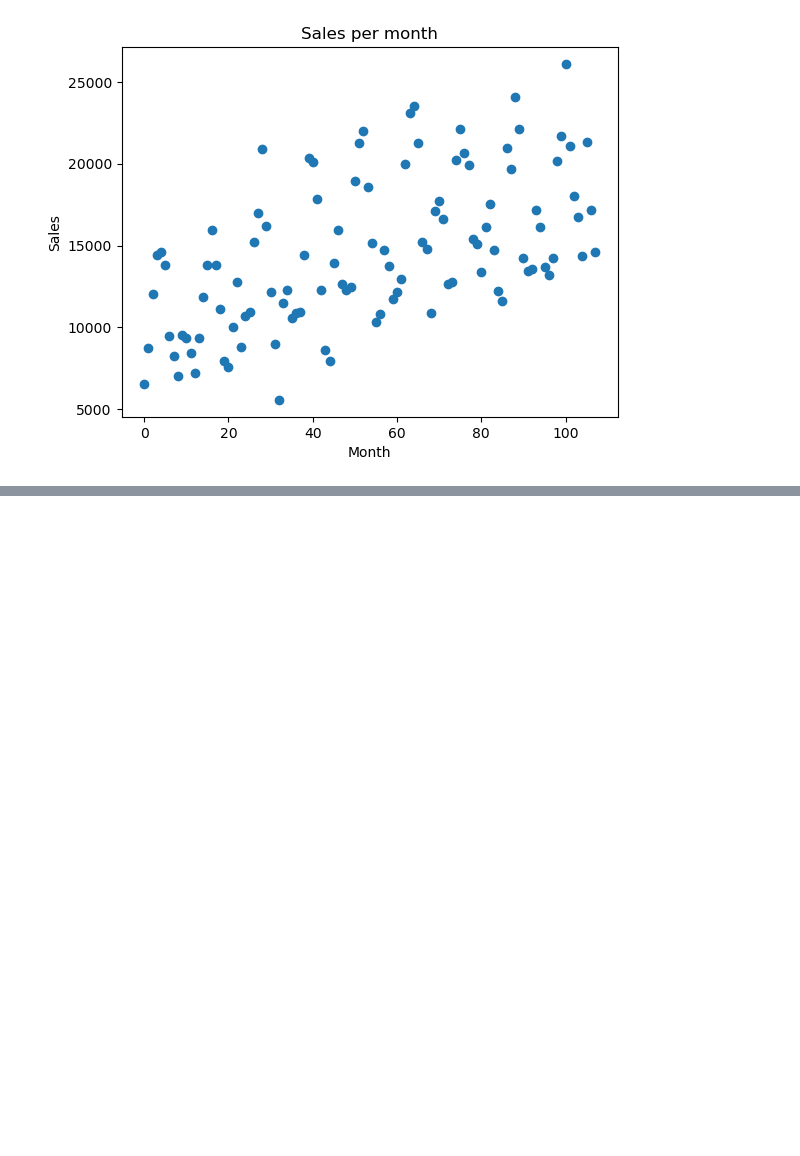
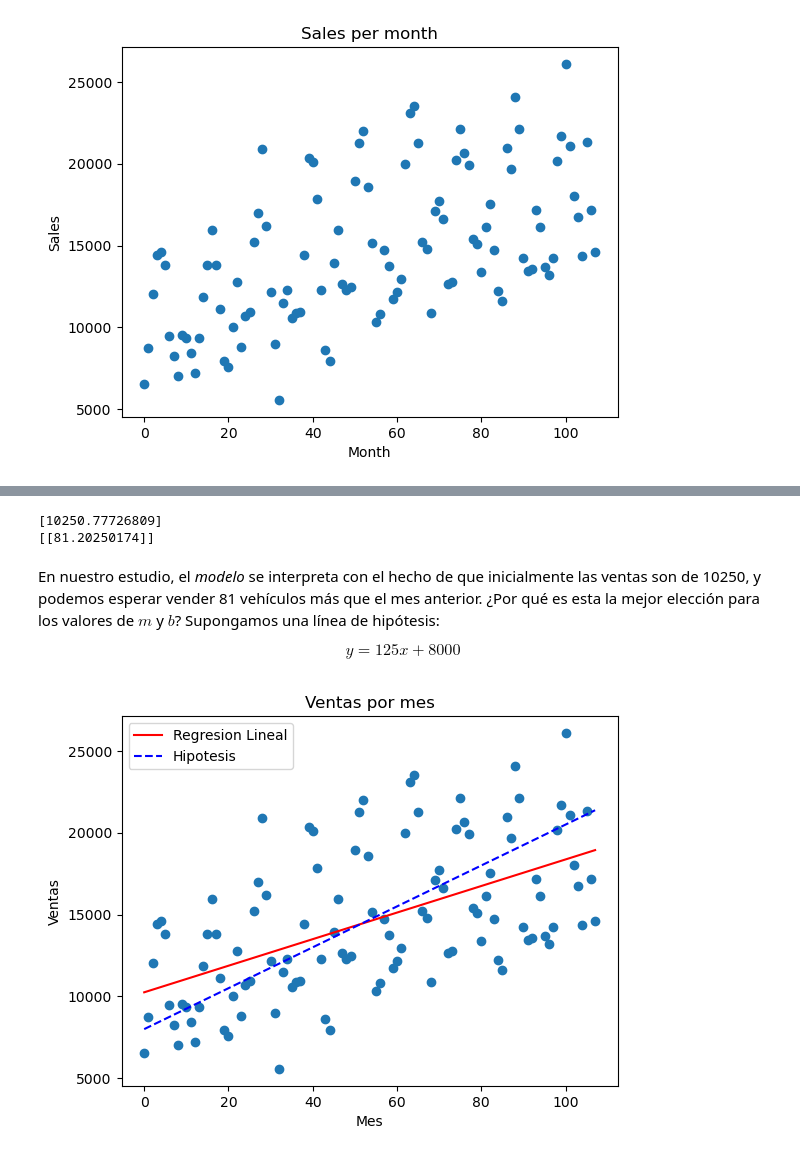
Before and after one commit to abrahambarrer/data_science-roadmap, a Jupyter notebook: notebooks_2/ch2_forecasting.ipynb, the cells around one changed output, grey strips where cells are left out. Drawn from its saved outputs; the diff is of its cells as text; code cells hidden in the pictures; blank space fills up the shorter version.

```diff
--- a/notebooks_2/ch2_forecasting.ipynb
+++ b/notebooks_2/ch2_forecasting.ipynb
@@ -71,0 +92,21 @@ La regresión lineal es una técnica para poner orden en el caos. A veces se den
+# %%
+print(regressor.intercept_)
+print(regressor.coef_)
+# %% [output]
+[10250.77726809]
+[[81.20250174]]
+# %% [markdown]
+En nuestro estudio, el *modelo* se interpreta con el hecho de que inicialmente las ventas son de 10250, y podemos esperar vender 81 vehículos más que el mes anterior. ¿Por qué es esta la mejor elección para los valores de $m$ y $b$? Supongamos una línea de hipótesis:
+
+$$y=125x+8000$$
+# %%
+plt.scatter(carsales['period'],carsales['sales'])
+plt.plot(carsales['period'], [81.2 * i + 10250 for i in carsales['period']], 'r-',label='Regresion Lineal')
+plt.plot(carsales['period'], [125 * i + 8000 for i in carsales['period']], 'b--',label='Hipotesis')
+plt.legend(loc='upper left')
+plt.title('Ventas por mes')
+plt.xlabel('Mes')
+plt.ylabel('Ventas')
+plt.show()
+# %% [output]
+[figure, added]
```
Also changed, not shown: parts of 30 cells of this notebook.
